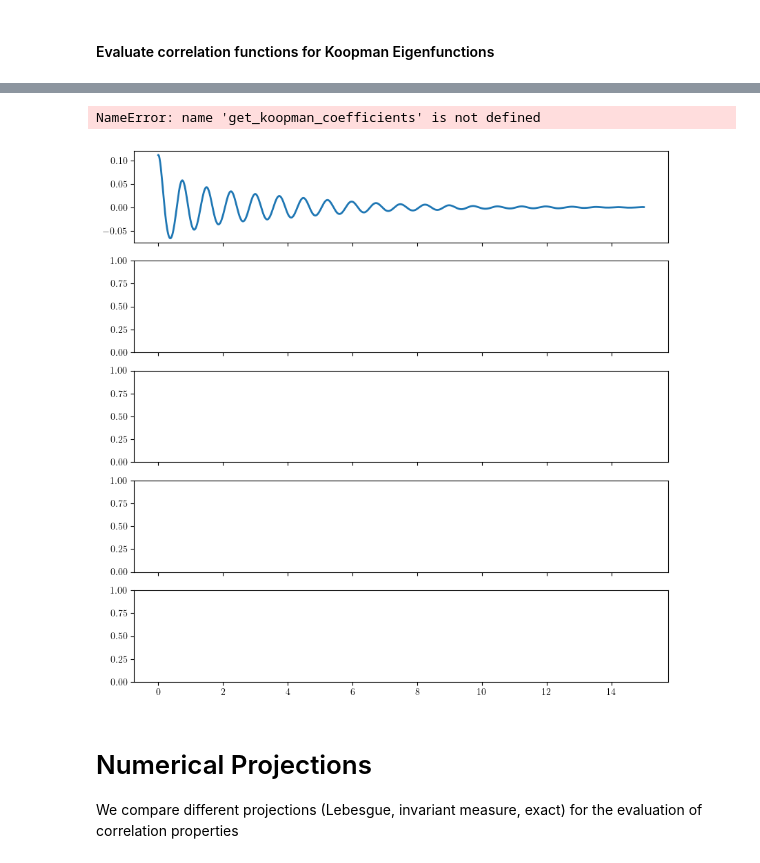
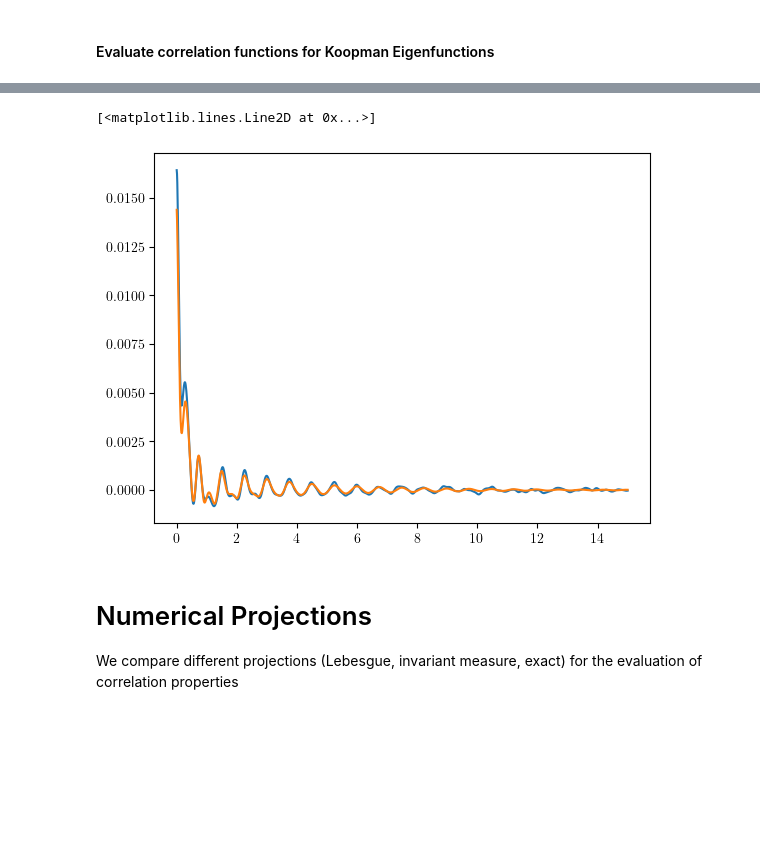
Before and after one commit to niccozagli/Response_Lorenz_Koopman, a Jupyter notebook: notebooks/new.ipynb, the cells around one changed output, grey strips where cells are left out. Cells and saved outputs as stored; diff of their text form; code cells hidden in the pictures; blank space fills up the shorter version.

```diff
--- a/notebooks/new.ipynb
+++ b/notebooks/new.ipynb
@@ -157,23 +91,33 @@ ax[1].set_xlim(0,indx[-1])
-# %%
-fig, ax = plt.subplots(figsize=(10,10),nrows = len(decompositions),sharex=True)
-x,y,z = scaled[:,0] , scaled[:,1] , scaled[:,2]
-observables = [z,x**2,y**2,z**2,x*y]
-strings = ["C_{"+key+"}(t)" for key, _ in decompositions.items() ]
-for (index, (key , projections_dictionary) ) in enumerate(decompositions.items()):
-    lags, cf = get_acf(observables[index], nlags = nlags,Dt=Dt)
-    ax[index].plot(lags,cf,linewidth=2)
-
-    lambdas_good, G_koop_n, fn = get_koopman_coefficients(projections_dictionary)
-    K_corr_proj = lambda t: Koopman_correlation_function(t,G_koop_n,fn,fn,lambdas_good )
-    ax[index].plot(lags,np.real([K_corr_proj(lag) for lag in lags]))
-    ax[index].set_ylabel(f"${strings[index]}$",size=16)
-
-ax[-1].set_xlabel("$t$",size=18)
-ax[-1].set_xlim(-0.5,12)
-# fig.savefig("Autocorrelation_functions.png",dpi=600)
-# %% [output]
-NameError: name 'get_koopman_coefficients' is not defined
-[figure, removed]
+# %%
+### Decomposition of observables on dictionary: exact decomposition
+decompositions = edmd.get_decomposition_observables()
+projections_dictionary = decompositions["z^2"]
+
+### Decomposition on the svd basis
+projections_reduced = tsvd_regulariser.project_reduced_space(projections_dictionary)
+
+### Decomposition on the selected Koopman eigenfunctions
+koopman_space = Projection_Koopman_Space(threshold_lambda=-100)
+koopman_space.set_subspace(tsvd_regulariser)
+
+projections_koopman = koopman_space.project_to_koopman_space(projections_reduced)
+
+# Reconstruct the correlation function
+K_corr = koopman_space.reconstruct_correlation_function(projections_koopman,projections_koopman)
+# %%
+# Numerical correlation function
+x, y, z = scaled[:,0], scaled[:,1] ,scaled[:,2]
+
+obs = z**2
+lags, cf = get_acf(obs, nlags = nlags,Dt=Dt)
+cf_koop = np.asarray([K_corr(lag) for lag in lags])
+
+fig, ax = plt.subplots()
+ax.plot(lags,cf)
+ax.plot(lags,np.real(cf_koop))
+# %% [output]
+[<matplotlib.lines.Line2D at 0x...>]
+[figure, added]
 # %%
 #K_corr_old = lambda t: Koopman_correlation_function(t,G_koop_r,fnOld,fnOld,lambdas,to_include=len(lambdas_good))
 
```
Also changed, not shown: parts of 9 cells of this notebook, 1 other file.
